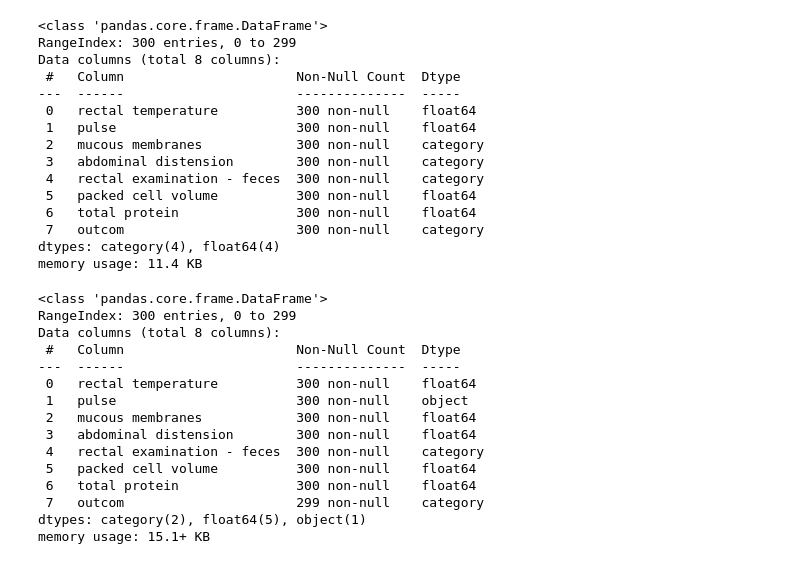
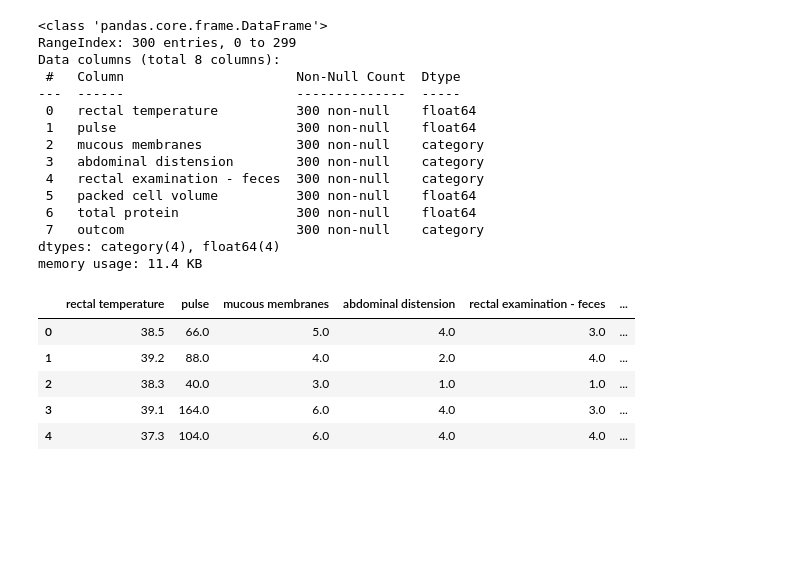
Before and after one commit to MILearning2021/PythonForDataScience, a Jupyter notebook: L001_stat/L001_stat_home_ex.ipynb, the cells around one changed output. Drawn from its saved outputs; the diff is of its cells as text; code cells hidden in the pictures; blank space fills up the shorter version.

```diff
--- a/L001_stat/L001_stat_home_ex.ipynb
+++ b/L001_stat/L001_stat_home_ex.ipynb
@@ -319,20 +319,11 @@ Data columns (total 8 columns):
 dtypes: category(4), float64(4)
 memory usage: 11.4 KB
 # %%
-horse.info()
+horse.head()
 # %% [output]
-<class 'pandas.core.frame.DataFrame'>
-RangeIndex: 300 entries, 0 to 299
-Data columns (total 8 columns):
- #   Column                      Non-Null Count  Dtype
----  ------                      --------------  -----
- 0   rectal temperature          300 non-null    float64
- 1   pulse                       300 non-null    object
- 2   mucous membranes            300 non-null    float64
- 3   abdominal distension        300 non-null    float64
- 4   rectal examination - feces  300 non-null    category
- 5   packed cell volume          300 non-null    float64
- 6   total protein               300 non-null    float64
- 7   outcom                      299 non-null    category
-dtypes: category(2), float64(5), object(1)
-memory usage: 15.1+ KB
+|  | rectal temperature | pulse | mucous membranes | abdominal distension | rectal examination - feces | ... |
+| 0 | 38.5 | 66.0 | 5.0 | 4.0 | 3.0 | ... |
+| 1 | 39.2 | 88.0 | 4.0 | 2.0 | 4.0 | ... |
+| 2 | 38.3 | 40.0 | 3.0 | 1.0 | 1.0 | ... |
+| 3 | 39.1 | 164.0 | 6.0 | 4.0 | 3.0 | ... |
+| 4 | 37.3 | 104.0 | 6.0 | 4.0 | 4.0 | ... |
```
Also changed, not shown: parts of 2 cells of this notebook.
